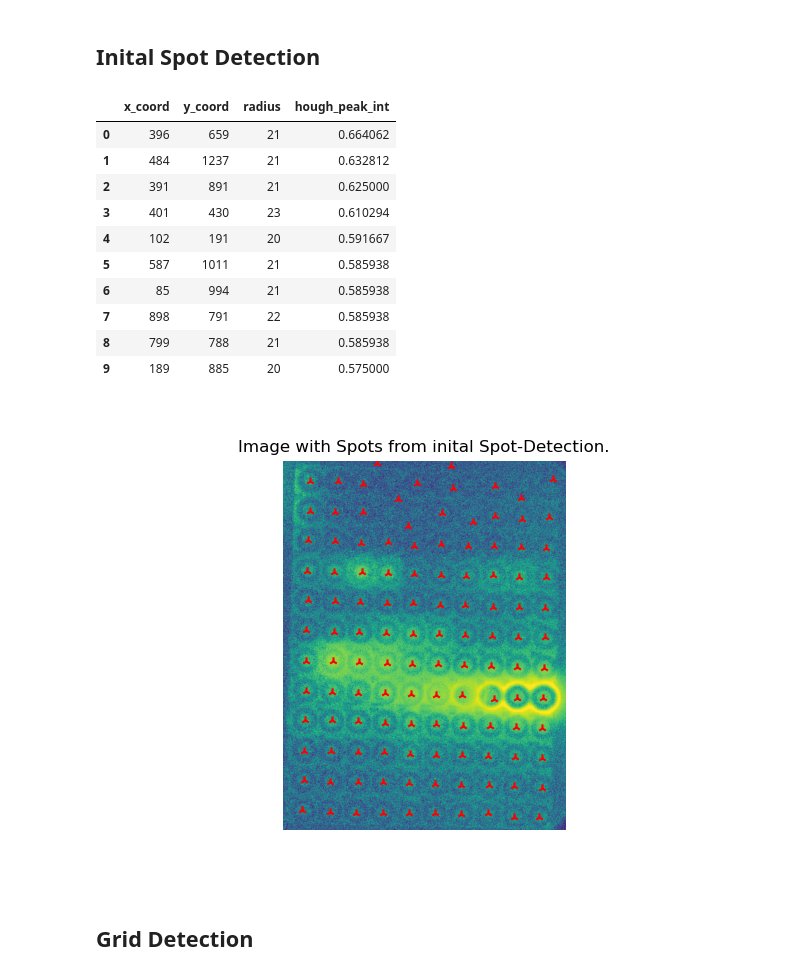
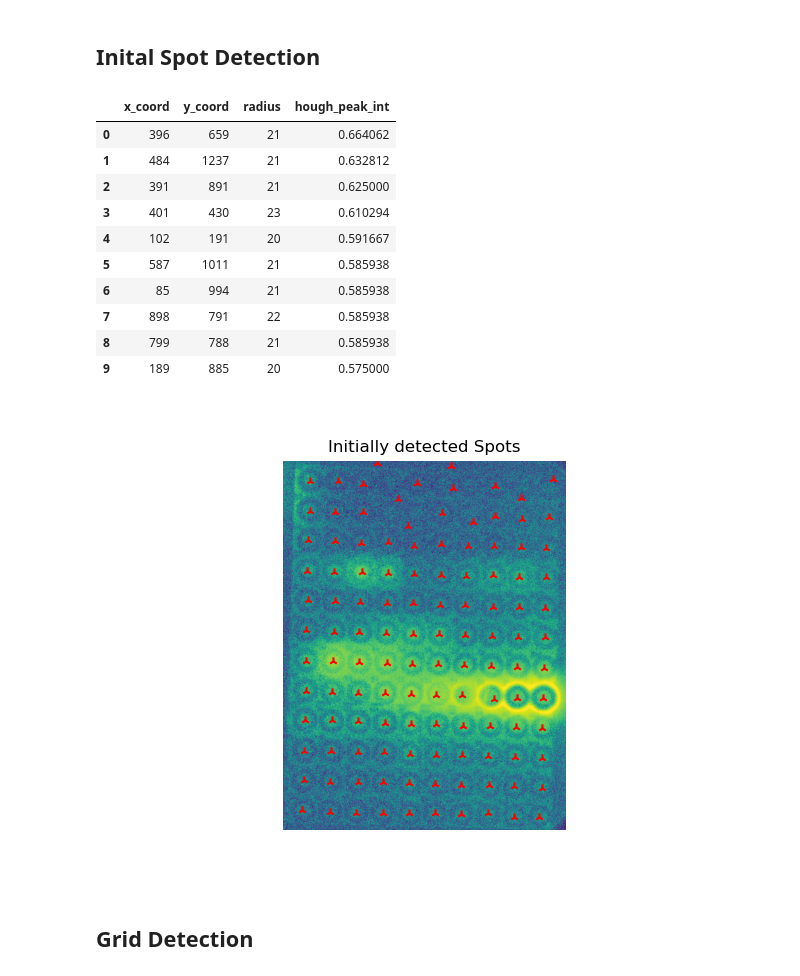
Before and after one commit to Functional-Metabolomics-Lab/MicrospotReader_test, a Jupyter notebook: microspot_reader.ipynb, the cells around one changed output. Saved outputs shown, nothing was run; the diff lists cells and outputs as text; code cells hidden in the pictures.

```diff
--- a/microspot_reader.ipynb
+++ b/microspot_reader.ipynb
@@ -69,35 +69,35 @@ accums,spot_x,spot_y,spot_rad=skimage.transform.hough_circle_peaks(
     radii=tested_radii,
     total_num_peaks=spotnumber,
     min_xdistance=70,
     min_ydistance=70,
     threshold=0.3*spot_hough.max()
     )
 
 # Storing results in DataFrame.
 det_spot=pd.DataFrame({"x_coord":spot_x,"y_coord":spot_y,"radius":spot_rad,"hough_peak_int":accums})
 
 # Displaying image with initally detected spots.
 fig,ax=plt.subplots()
 ax.imshow(raw_img)
 ax.axis("off")
-ax.set(title="Image with Spots from inital Spot-Detection.")
+ax.set(title="Initially detected Spots")
 ax.scatter(spot_x,spot_y,marker="2",c="red")
 
 # Displaying the first 10 Rows of the Dataframe.
 det_spot.head(10)
 # %% [output]
 |  | x_coord | y_coord | radius | hough_peak_int |
 | 0 | 396 | 659 | 21 | 0.664062 |
 | 1 | 484 | 1237 | 21 | 0.632812 |
 | 2 | 391 | 891 | 21 | 0.625000 |
 | 3 | 401 | 430 | 23 | 0.610294 |
 | 4 | 102 | 191 | 20 | 0.591667 |
 | 5 | 587 | 1011 | 21 | 0.585938 |
 | 6 | 85 | 994 | 21 | 0.585938 |
 | 7 | 898 | 791 | 22 | 0.585938 |
 | 8 | 799 | 788 | 21 | 0.585938 |
 | 9 | 189 | 885 | 20 | 0.575000 |
-[figure, old version]
+[figure, new version]
 # %% [markdown]
 ## Grid Detection
 # %%
```
Also changed, not shown: parts of 4 cells of this notebook.
